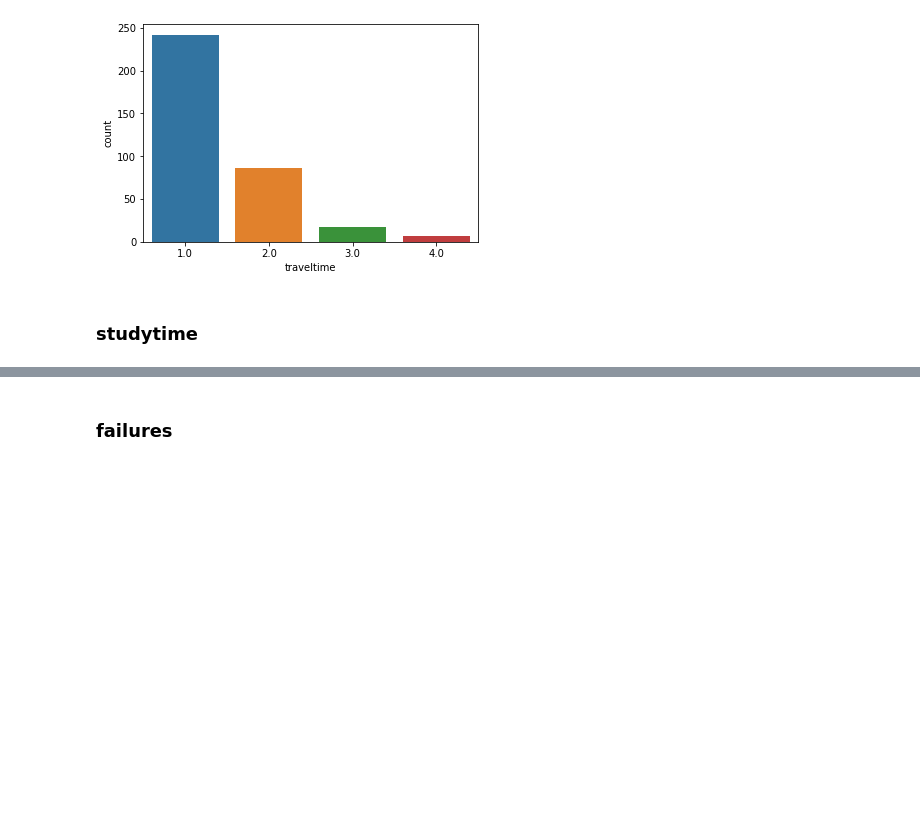
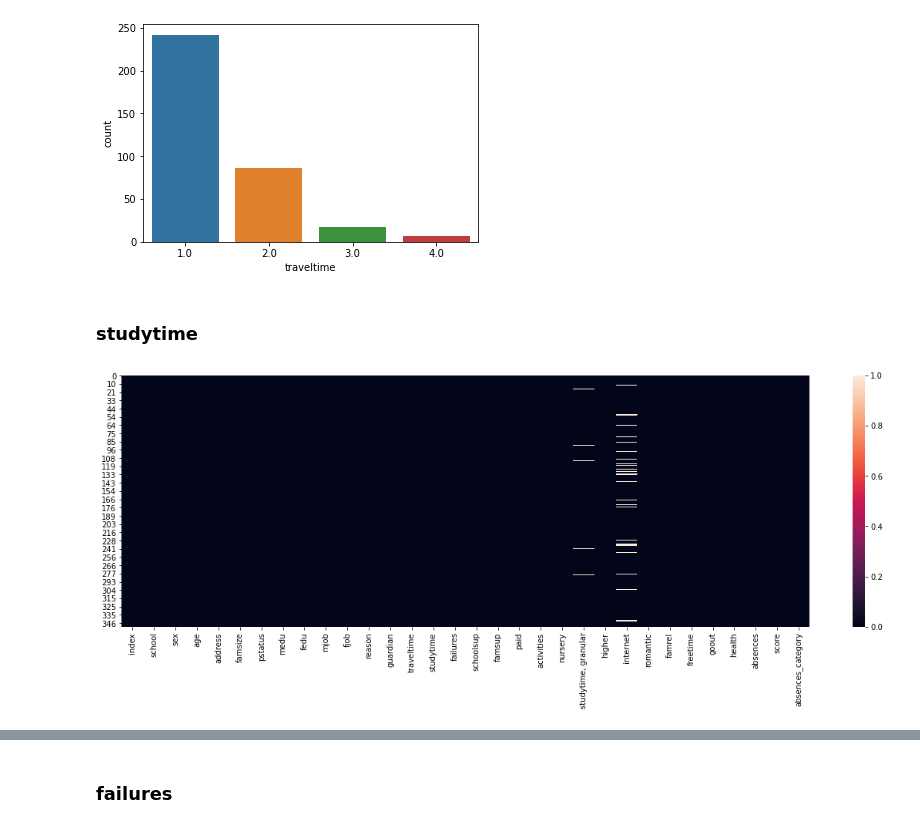
Before and after one commit to Golovolastik/skillfactory_rds, a Jupyter notebook: module_2/stud_math.ipynb, the cells around one changed output, grey strips where cells are left out. Saved outputs shown, nothing was run; the diff lists cells and outputs as text; code cells hidden in the pictures; blank space fills up the shorter version.

```diff
--- a/module_2/stud_math.ipynb
+++ b/module_2/stud_math.ipynb
@@ -369,0 +374,5 @@ df['studytime, granular'].describe()
+# %%
+fig = plt.figure(figsize=(20, 6))
+heat = sns.heatmap(pd.isnull(df))
+# %% [output]
+[figure, added]
```
Also changed, not shown: parts of 110 cells of this notebook.
